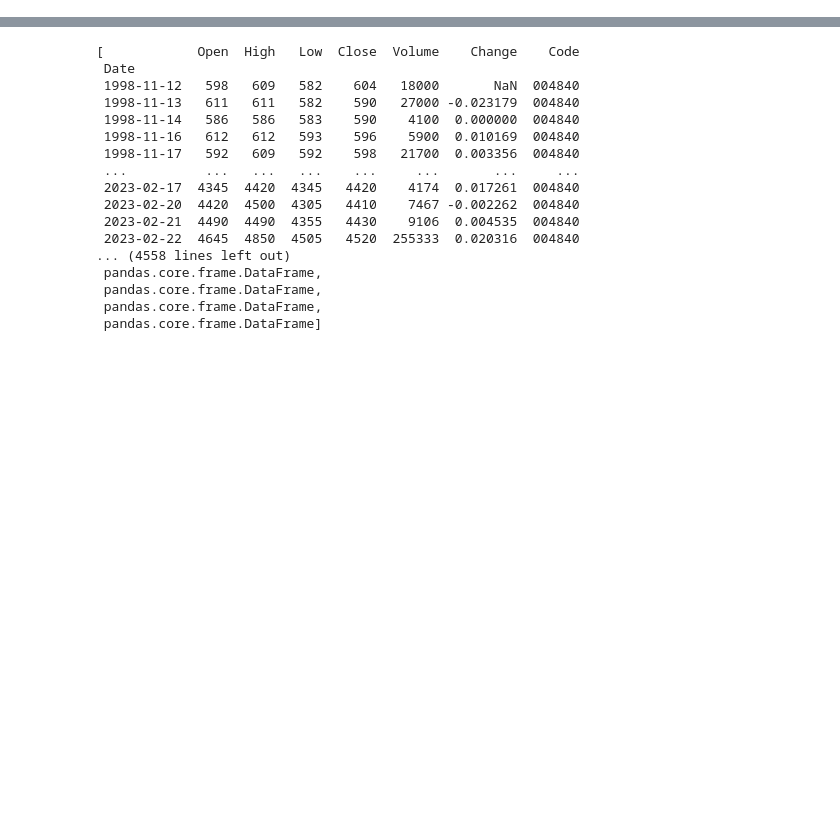
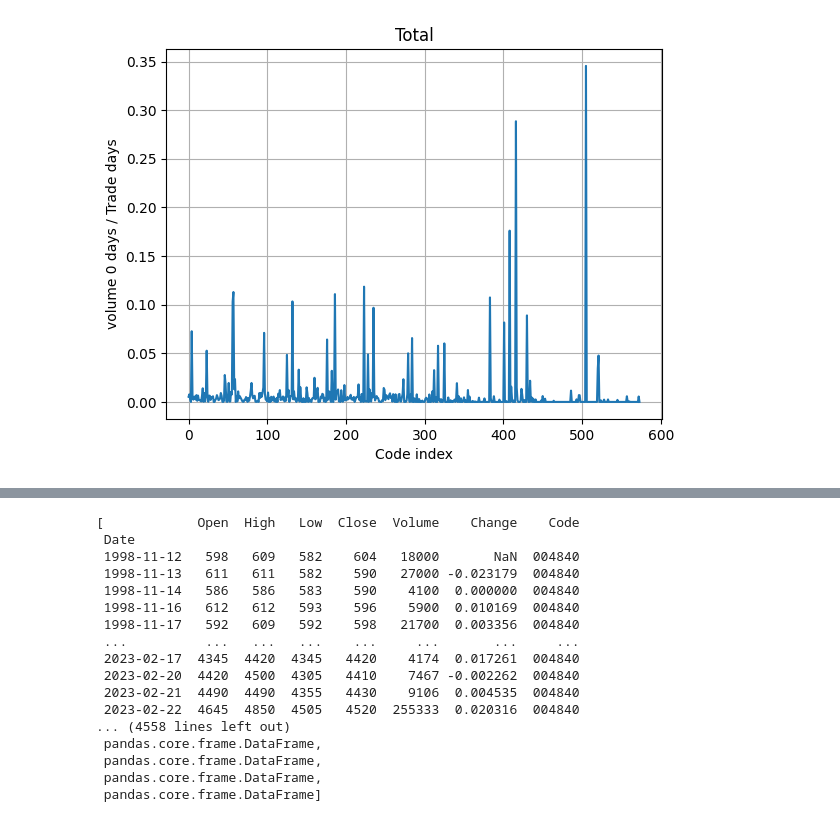
Before and after one commit to Hy-MDL/DB, a Jupyter notebook: Total copy.ipynb, the cells around one changed output, grey strips where cells are left out. Cells and saved outputs as stored; diff of their text form; code cells hidden in the pictures; blank space fills up the shorter version.

```diff
--- a/Total copy.ipynb
+++ b/Total copy.ipynb
@@ -162,0 +170,9 @@ for i in range(len(df_kr1)):
+# %%
+plt.plot(kr_ft_V)
+plt.title('Total')
+plt.xlabel('Code index')
+plt.ylabel('volume 0 days / Trade days')
+plt.grid()
+plt.show()
+# %% [output]
+[figure, added]
```
Also changed, not shown: parts of 19 cells of this notebook.
